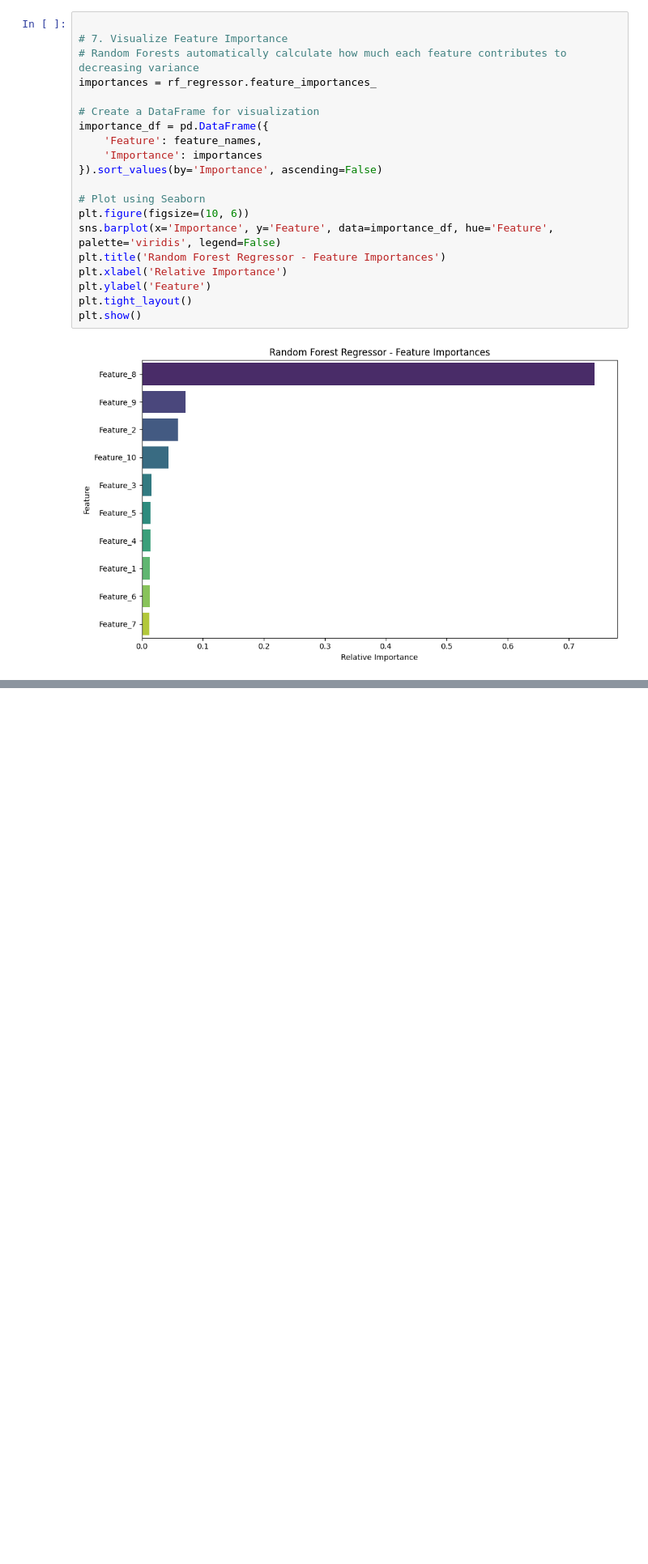
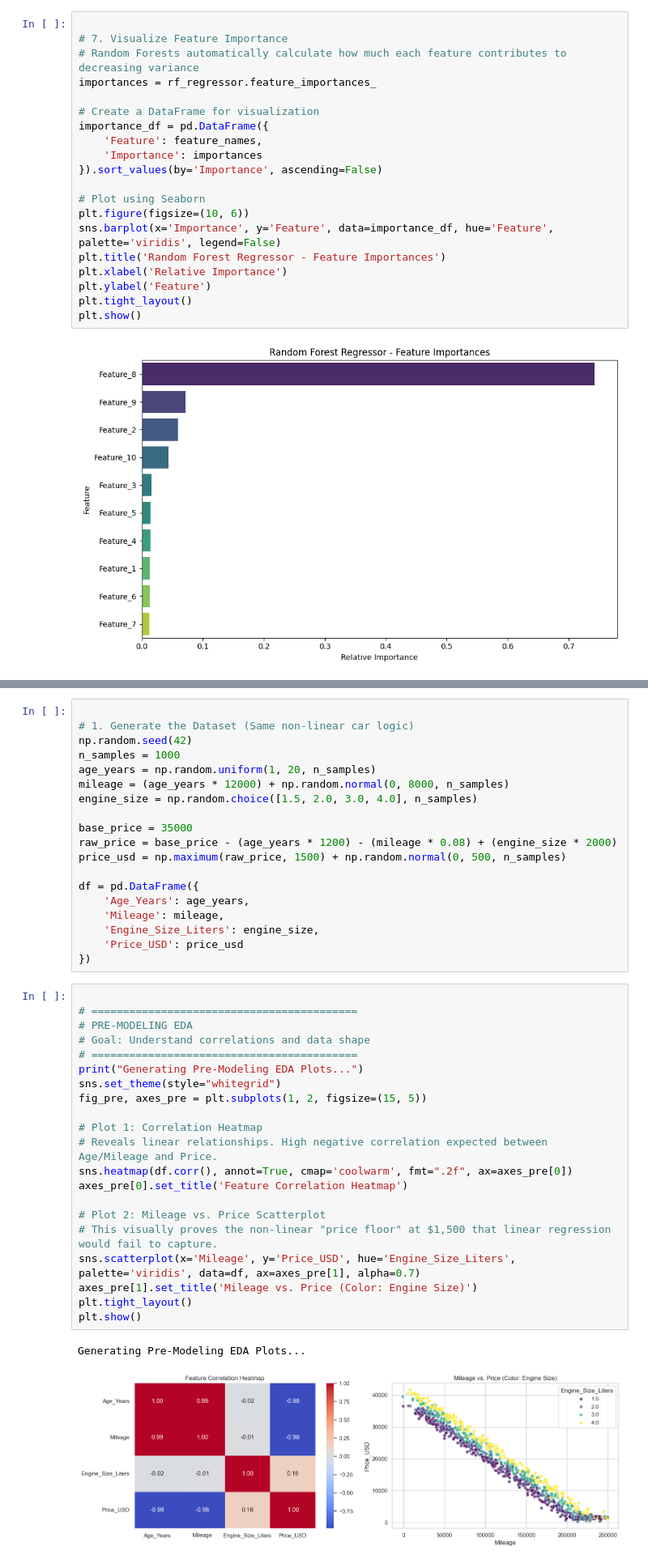
Before and after one commit to malik09-teach/batch-01, a Jupyter notebook: regressors/randomforestREG.ipynb, the cells around one changed output, grey strips where cells are left out. Shown at 81% size. Cells and saved outputs as stored; diff of their text form; blank space fills up the shorter version.

```diff
--- a/regressors/randomforestREG.ipynb
+++ b/regressors/randomforestREG.ipynb
@@ -101,0 +122,43 @@ ValueError: X has 1 features, but RandomForestRegressor is expecting 10 features
+# %%
+
+# 1. Generate the Dataset (Same non-linear car logic)
+np.random.seed(42)
+n_samples = 1000
+age_years = np.random.uniform(1, 20, n_samples)
+mileage = (age_years * 12000) + np.random.normal(0, 8000, n_samples)
+engine_size = np.random.choice([1.5, 2.0, 3.0, 4.0], n_samples)
+
+base_price = 35000
+raw_price = base_price - (age_years * 1200) - (mileage * 0.08) + (engine_size * 2000)
+price_usd = np.maximum(raw_price, 1500) + np.random.normal(0, 500, n_samples)
+
+df = pd.DataFrame({
+    'Age_Years': age_years,
+    'Mileage': mileage,
+    'Engine_Size_Liters': engine_size,
+    'Price_USD': price_usd
+})
+# %%
+
+# ==========================================
+# PRE-MODELING EDA
+# Goal: Understand correlations and data shape
+# ==========================================
+print("Generating Pre-Modeling EDA Plots...")
+sns.set_theme(style="whitegrid")
+fig_pre, axes_pre = plt.subplots(1, 2, figsize=(15, 5))
+
+# Plot 1: Correlation Heatmap
+# Reveals linear relationships. High negative correlation expected between Age/Mileage and Price.
+sns.heatmap(df.corr(), annot=True, cmap='coolwarm', fmt=".2f", ax=axes_pre[0])
+axes_pre[0].set_title('Feature Correlation Heatmap')
+
+# Plot 2: Mileage vs. Price Scatterplot
+# This visually proves the non-linear "price floor" at $1,500 that linear regression would fail to capture.
+sns.scatterplot(x='Mileage', y='Price_USD', hue='Engine_Size_Liters', palette='viridis', data=df, ax=axes_pre[1], alpha=0.7)
+axes_pre[1].set_title('Mileage vs. Price (Color: Engine Size)')
+plt.tight_layout()
+plt.show()
+# %% [output]
+Generating Pre-Modeling EDA Plots...
+[figure, added]
```
Also changed, not shown: parts of 6 cells of this notebook.
